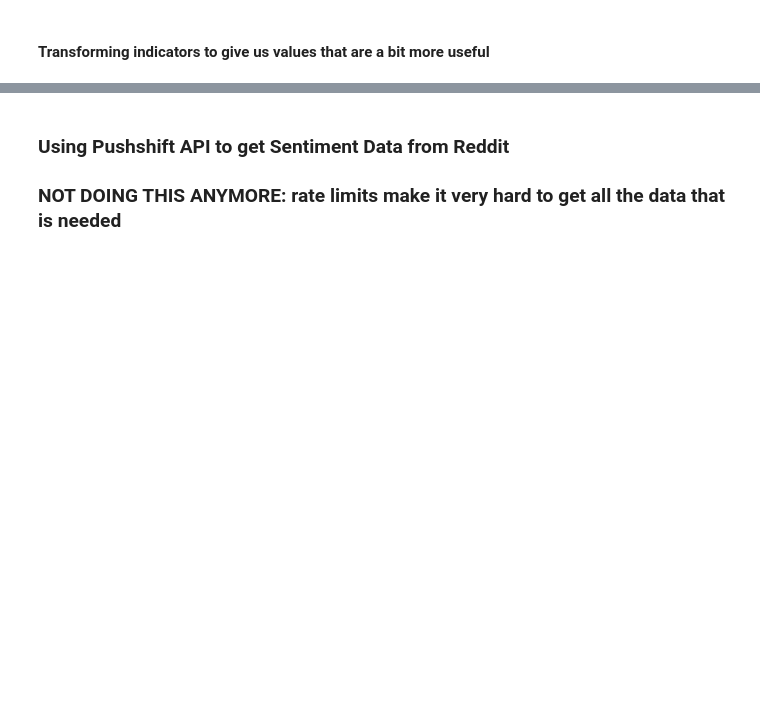
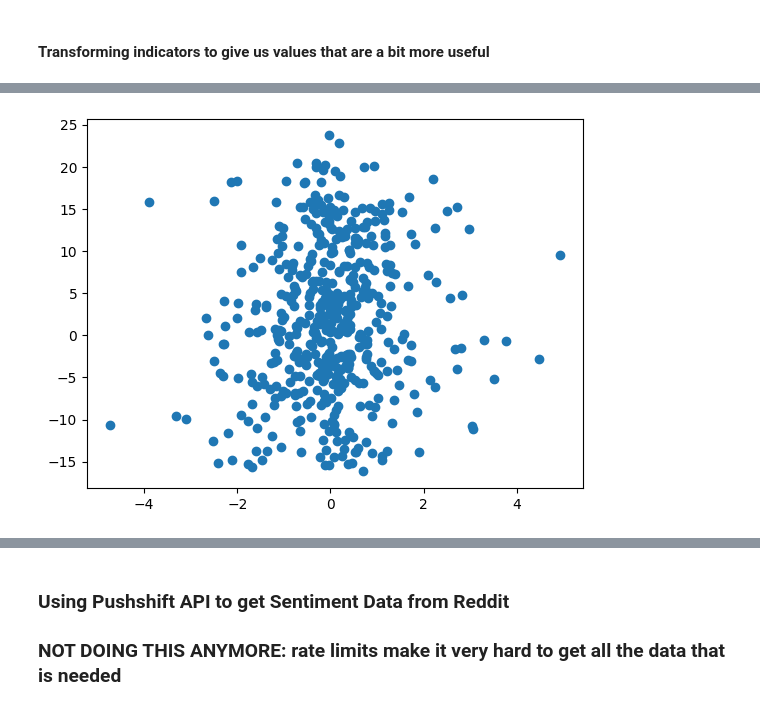
Before and after one commit to thabat12/stock_predictions, a Jupyter notebook: data_preparation/yfinance_data_preparation.ipynb, the cells around one changed output, grey strips where cells are left out. Saved outputs shown, nothing was run; the diff lists cells and outputs as text; code cells hidden in the pictures; blank space fills up the shorter version.

```diff
--- a/data_preparation/yfinance_data_preparation.ipynb
+++ b/data_preparation/yfinance_data_preparation.ipynb
@@ -331 +331,10 @@ fig.subplots_adjust(hspace=1)
+# %%
+def macd_new_signal_plot(stock_data):
+    temp = stock_data.dropna()
+
+    plt.scatter(x = temp['MACD-NEW'], y = temp['Percent_Changes'])
+
+macd_new_signal_plot(stock_data)
+# %% [output]
+[figure, added]
 # %%
```
Also changed, not shown: parts of 3 cells of this notebook, 2 other files.
